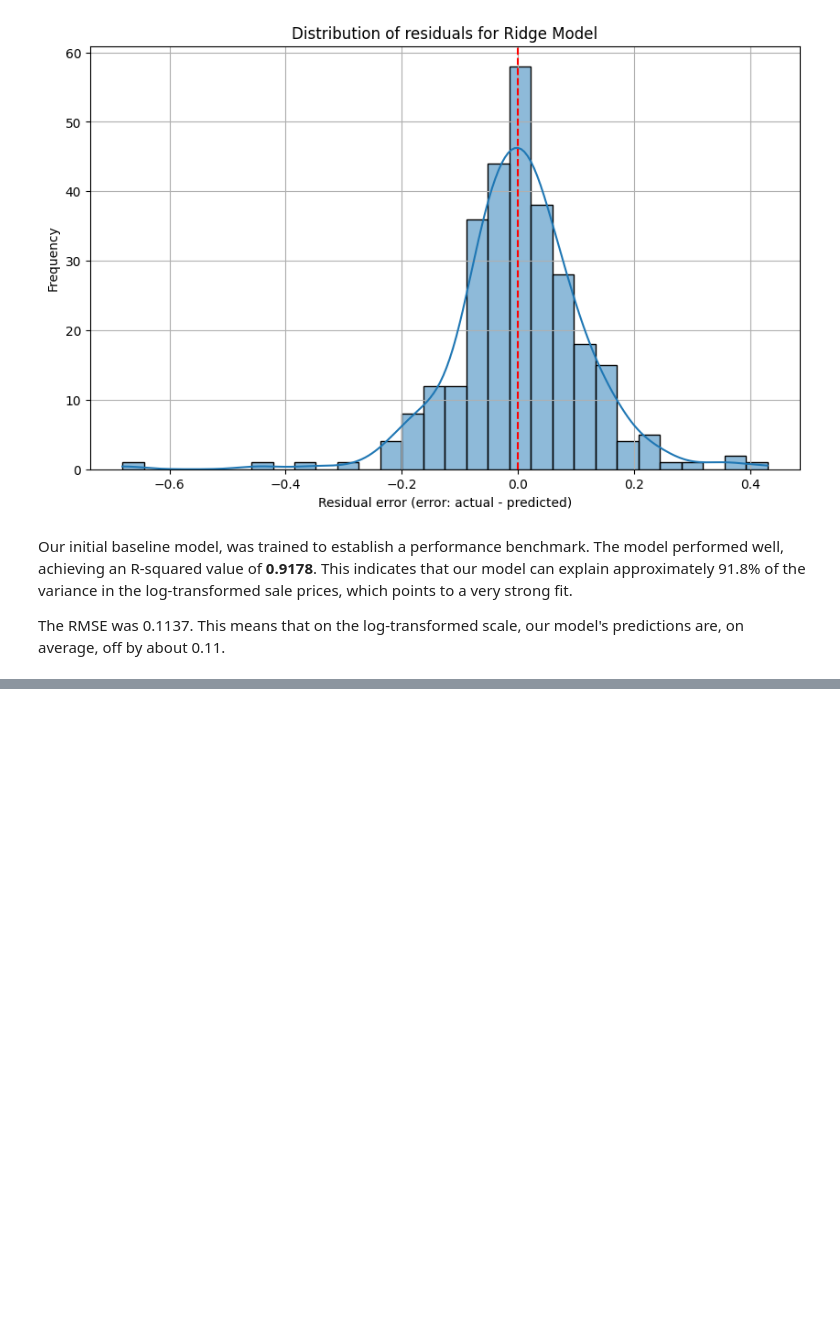
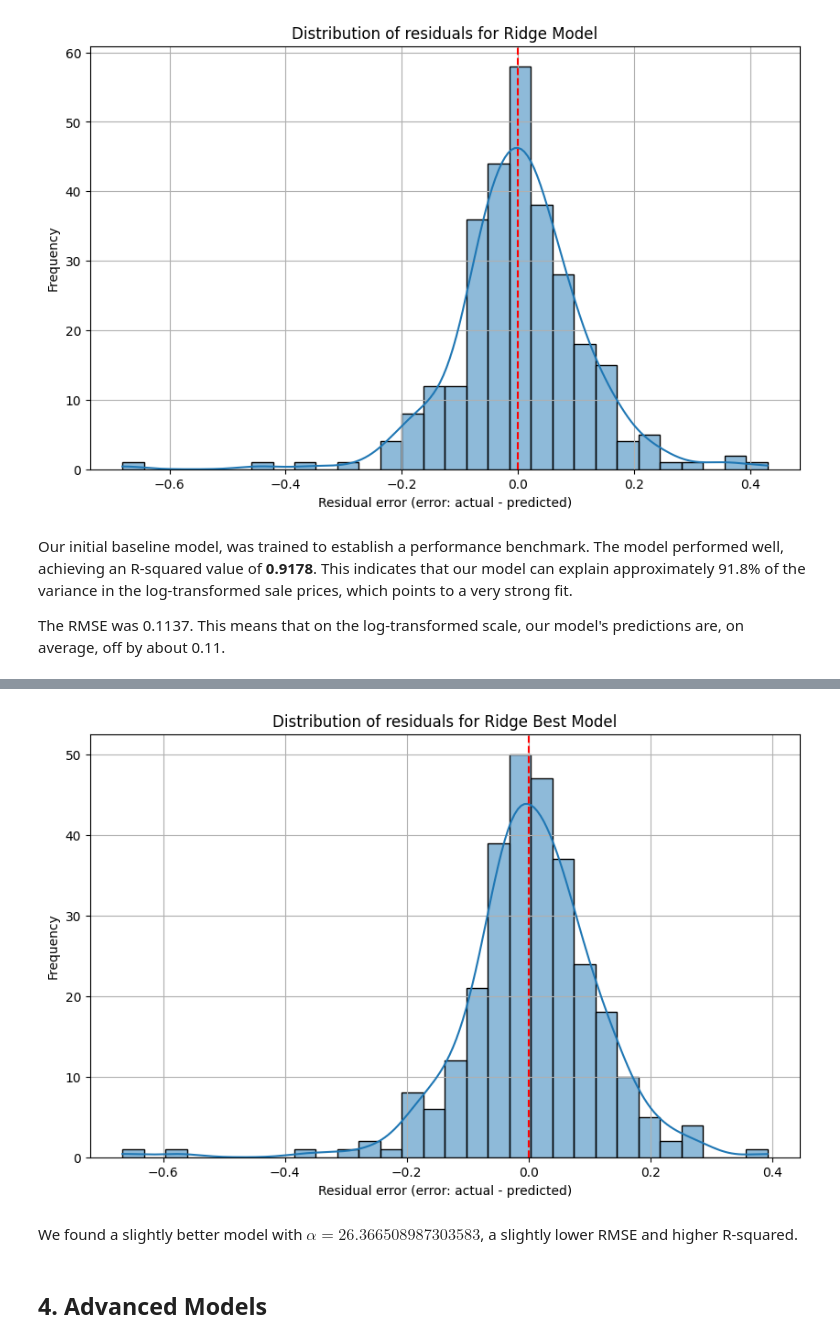
Before and after one commit to ilcors-dev/corsetti-house_prices_advanced_regression_techniques, a Jupyter notebook: challenge/main.ipynb, the cells around one changed output, grey strips where cells are left out. Cells and saved outputs as stored; diff of their text form; code cells hidden in the pictures; blank space fills up the shorter version.

```diff
--- a/challenge/main.ipynb
+++ b/challenge/main.ipynb
@@ -470,0 +555,19 @@ The RMSE was 0.1137. This means that on the log-transformed scale, our model's p
+# %%
+models['ridge_best']['residuals'] = y_test - models['ridge_best']['prediction']
+
+plt.figure(figsize=(10, 6))
+sns.histplot(models['ridge_best']['residuals'], bins=30, kde=True)
+
+plt.axvline(x=0, color='r', linestyle='--')
+
+plt.title("Distribution of residuals for Ridge Best Model")
+plt.xlabel("Residual error (error: actual - predicted)")
+plt.ylabel("Frequency")
+plt.grid(True)
+plt.show()
+# %% [output]
+[figure, added]
+# %% [markdown]
+We found a slightly better model with $\alpha=26.366508987303583$, a slightly lower RMSE and higher R-squared.
+# %% [markdown]
+## 4. Advanced Models
```
Also changed, not shown: parts of 37 cells of this notebook, 1 other file.
